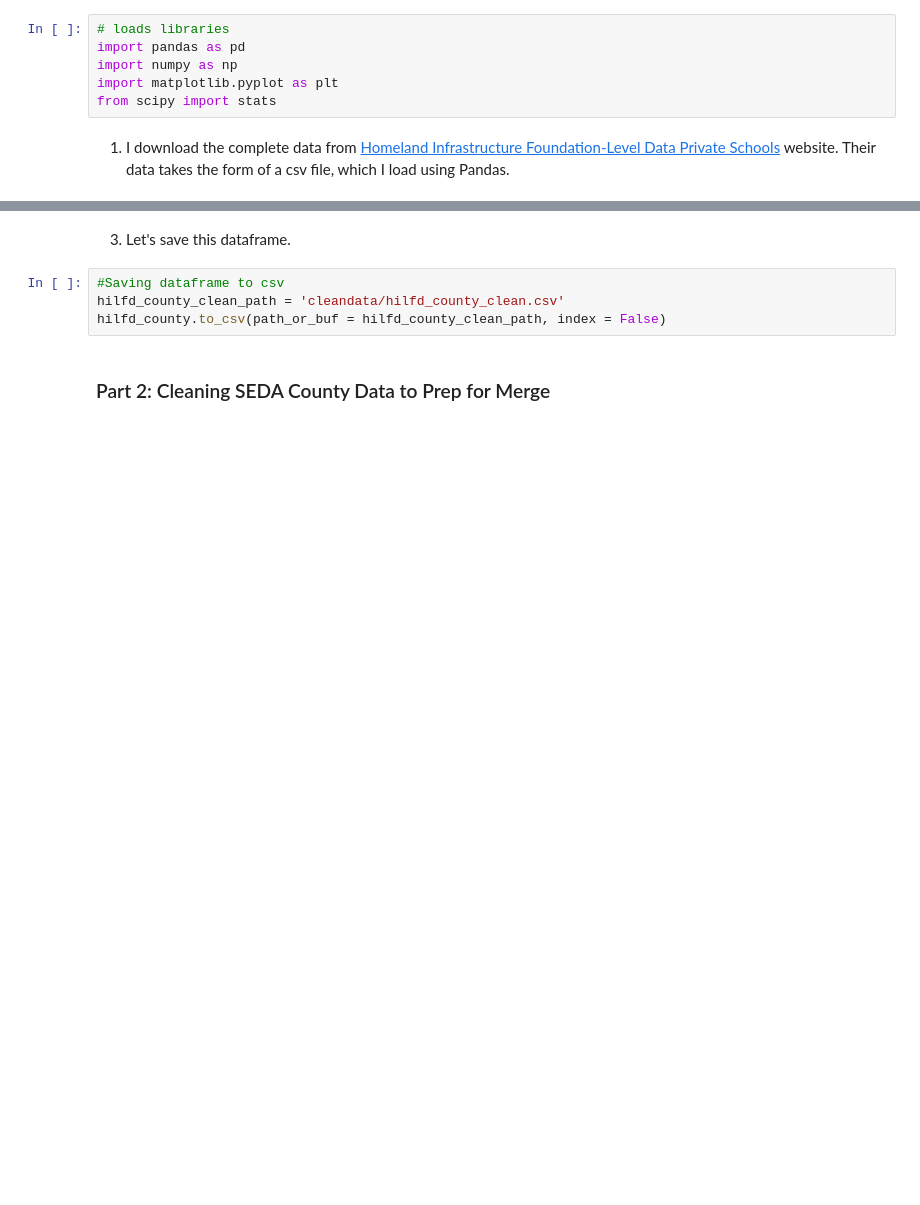
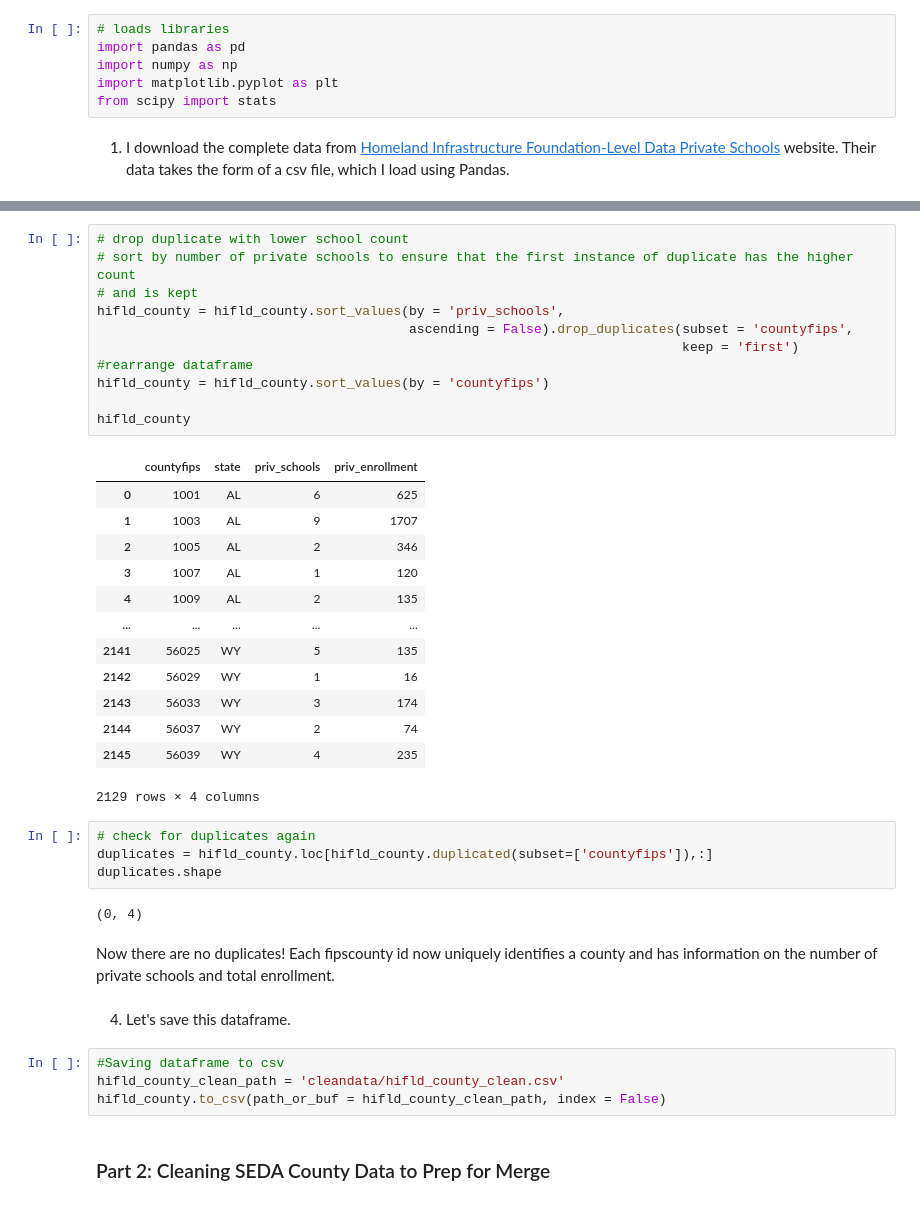
Before and after one commit to janetmalzahn/info2950proj, a Jupyter notebook: Private School.ipynb, the cells around one changed output, grey strips where cells are left out. Drawn from its saved outputs; the diff is of its cells as text; blank space fills up the shorter version.

```diff
--- a/Private School.ipynb
+++ b/Private School.ipynb
@@ -70,9 +79,42 @@ hilfd_county.head()
+# %%
+# drop duplicate with lower school count
+# sort by number of private schools to ensure that the first instance of duplicate has the higher count
+# and is kept
+hifld_county = hifld_county.sort_values(by = 'priv_schools',
+                                        ascending = False).drop_duplicates(subset = 'countyfips',
+                                                                           keep = 'first')
+#rearrange dataframe
+hifld_county = hifld_county.sort_values(by = 'countyfips')
+
+hifld_county
+# %% [output]
+|  | countyfips | state | priv_schools | priv_enrollment |
+| 0 | 1001 | AL | 6 | 625 |
+| 1 | 1003 | AL | 9 | 1707 |
+| 2 | 1005 | AL | 2 | 346 |
+| 3 | 1007 | AL | 1 | 120 |
+| 4 | 1009 | AL | 2 | 135 |
+| ... | ... | ... | ... | ... |
+| 2141 | 56025 | WY | 5 | 135 |
+| 2142 | 56029 | WY | 1 | 16 |
+| 2143 | 56033 | WY | 3 | 174 |
+| 2144 | 56037 | WY | 2 | 74 |
+| 2145 | 56039 | WY | 4 | 235 |
+2129 rows × 4 columns
+# %%
+# check for duplicates again
+duplicates = hifld_county.loc[hifld_county.duplicated(subset=['countyfips']),:]
+duplicates.shape
+# %% [output]
+(0, 4)
+# %% [markdown]
+Now there are no duplicates! Each fipscounty id now uniquely identifies a county and has information on the number of private schools and total enrollment.
 # %% [markdown]
-3. Let's save this dataframe.
+4. Let's save this dataframe.
 # %%
 #Saving dataframe to csv
-hilfd_county_clean_path = 'cleandata/hilfd_county_clean.csv'
-hilfd_county.to_csv(path_or_buf = hilfd_county_clean_path, index = False)
+hifld_county_clean_path = 'cleandata/hifld_county_clean.csv'
+hifld_county.to_csv(path_or_buf = hifld_county_clean_path, index = False)
 # %% [markdown]
 ### Part 2: Cleaning SEDA County Data to Prep for Merge
 # %% [markdown]
```
Also changed, not shown: parts of 19 cells of this notebook, 3 other files.
